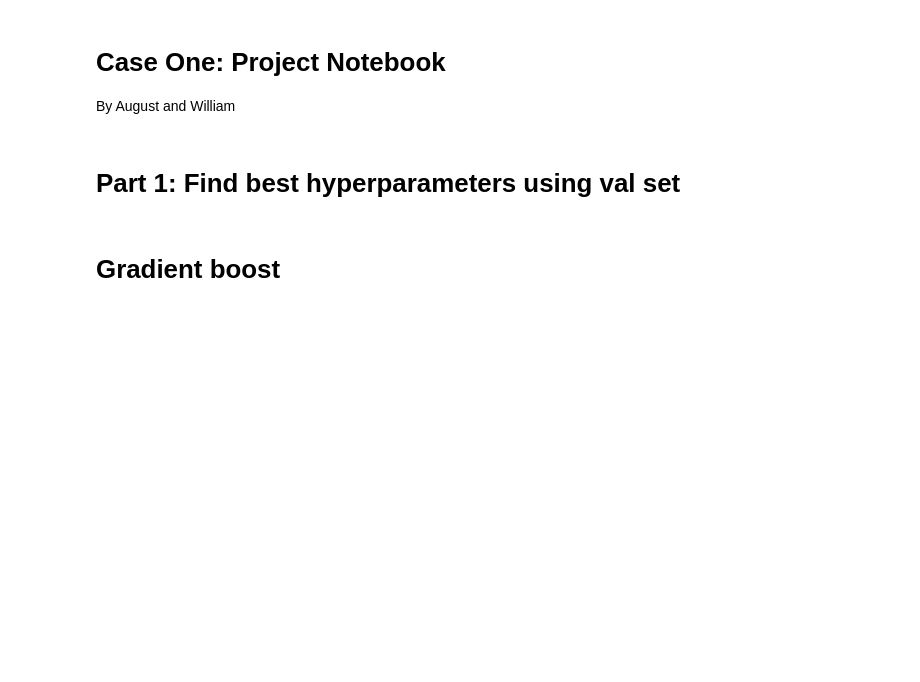
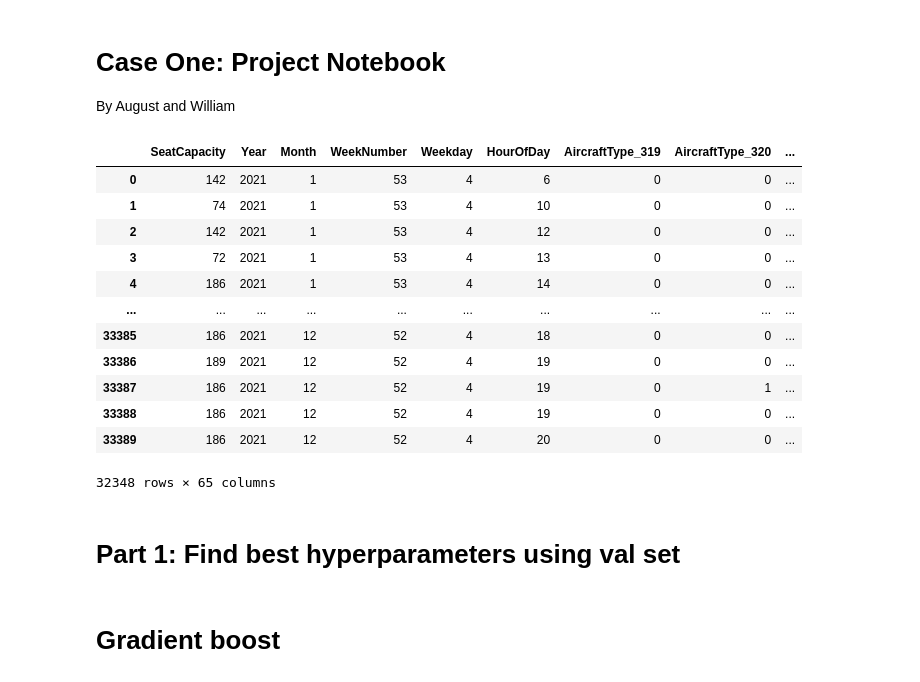
Before and after one commit to augustsemrau/02582case1, a Jupyter notebook: notebooks/model_research_v4.ipynb, the cells around one changed output. Drawn from its saved outputs; the diff is of its cells as text; code cells hidden in the pictures; blank space fills up the shorter version.

Commit message:
training models

```diff
--- a/notebooks/model_research_v4.ipynb
+++ b/notebooks/model_research_v4.ipynb
@@ -35,6 +35,14 @@ real_train = real_train.loc[:, real_train.columns != 'LoadFactor']
 y_val = real_val.LoadFactor
 real_val = real_val.loc[:, real_val.columns != 'LoadFactor']
 
+real_train = real_train.loc[:, real_train.columns != 'TotalDeparturesDay']
+real_train = real_train.loc[:, real_train.columns != 'TotalDeparturesWeek']
+real_train = real_train.loc[:, real_train.columns != 'TotalDeparturesMonth']
+
+real_val = real_val.loc[:, real_val.columns != 'TotalDeparturesDay']
+real_val = real_val.loc[:, real_val.columns != 'TotalDeparturesWeek']
+real_val = real_val.loc[:, real_val.columns != 'TotalDeparturesMonth']
+# real_test = real_val.loc[:, real_val.columns != ['TotalDeparturesDay', 'TotalDeparturesWeek', 'TotalDeparturesMonth']]
 ## Make copy of **SeatCapacity** for computing forecast accuracy
 real_train['SeatCapacityOriginal'] = real_train.SeatCapacity
 real_val['SeatCapacityOriginal'] = real_val.SeatCapacity
@@ -103,13 +111,13 @@ def fit_evaluate_model(X_tr_m, X_v_te, y_tr_m, y_v_te, model):
     ## Remove original seatcapacity
     X_tr_m, X_v_te, X_tr_m_SCO, X_v_te_SCO = seperate_SCO(X_train_model=X_tr_m, X_val_test=X_v_te)
 
-    # ## Normalize seatcapacity
-    # X_tr_m, fitted_scaler = normalize_seatcapacity_fit(X_train=X_tr_m)
+    ## Normalize seatcapacity
+    X_tr_m, fitted_scaler = normalize_seatcapacity_fit(X_train=X_tr_m)
     ## Fit model to the training data
     model.fit(X=X_tr_m, y=y_tr_m)
 
-    # ## Normalize validation data SeatCapacity for predictions
-    # X_v_te = normalize_seatcapacity(X_val=X_v_te, scaler=fitted_scaler)
+    ## Normalize validation data SeatCapacity for predictions
+    X_v_te = normalize_seatcapacity(X_val=X_v_te, scaler=fitted_scaler)
     ## Make predictions
     pred = model.predict(X_v_te)
 
@@ -135,6 +143,22 @@ def evaluate_model(X_tr_m, X_v_te, y_tr_m, y_v_te, model):
     acc = mean_forecast_accuracy(loadfactor_forecasted=pred, loadfactor_true=y_v_te.to_numpy(), seatcapacity=X_v_te_SCO.to_numpy())
 
     return acc
+# %%
+X_train
+# %% [output]
+|  | SeatCapacity | Year | Month | WeekNumber | Weekday | HourOfDay | AircraftType_319 | AircraftType_320 | ... |
+| 0 | 142 | 2021 | 1 | 53 | 4 | 6 | 0 | 0 | ... |
+| 1 | 74 | 2021 | 1 | 53 | 4 | 10 | 0 | 0 | ... |
+| 2 | 142 | 2021 | 1 | 53 | 4 | 12 | 0 | 0 | ... |
+| 3 | 72 | 2021 | 1 | 53 | 4 | 13 | 0 | 0 | ... |
+| 4 | 186 | 2021 | 1 | 53 | 4 | 14 | 0 | 0 | ... |
+| ... | ... | ... | ... | ... | ... | ... | ... | ... | ... |
+| 33385 | 186 | 2021 | 12 | 52 | 4 | 18 | 0 | 0 | ... |
+| 33386 | 189 | 2021 | 12 | 52 | 4 | 19 | 0 | 0 | ... |
+| 33387 | 186 | 2021 | 12 | 52 | 4 | 19 | 0 | 1 | ... |
+| 33388 | 186 | 2021 | 12 | 52 | 4 | 19 | 0 | 0 | ... |
+| 33389 | 186 | 2021 | 12 | 52 | 4 | 20 | 0 | 0 | ... |
+32348 rows × 65 columns
 # %% [markdown]
 # Part 1: Find best hyperparameters using val set
 # %% [markdown]
```
Also changed, not shown: parts of 2 cells of this notebook, 2 other files.
